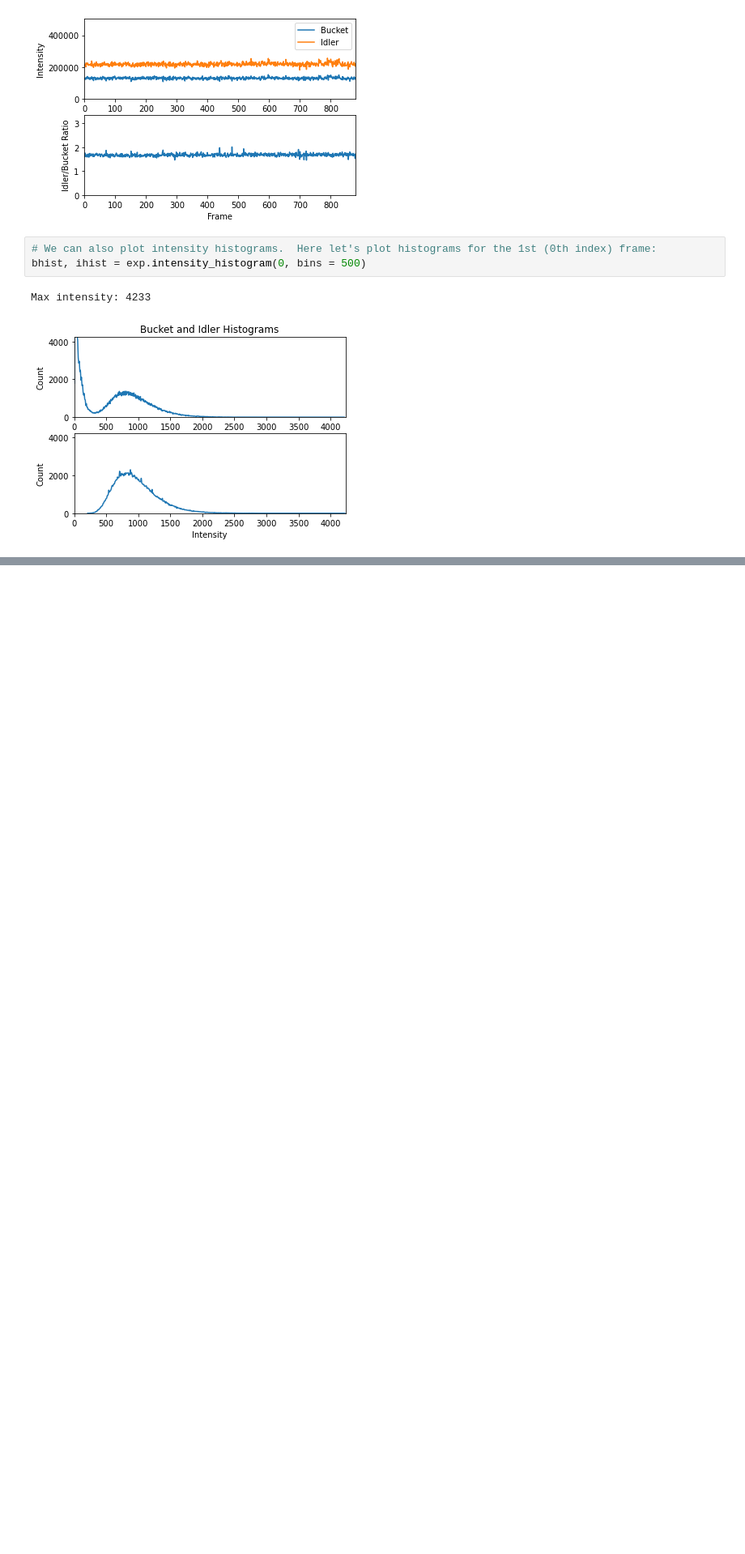
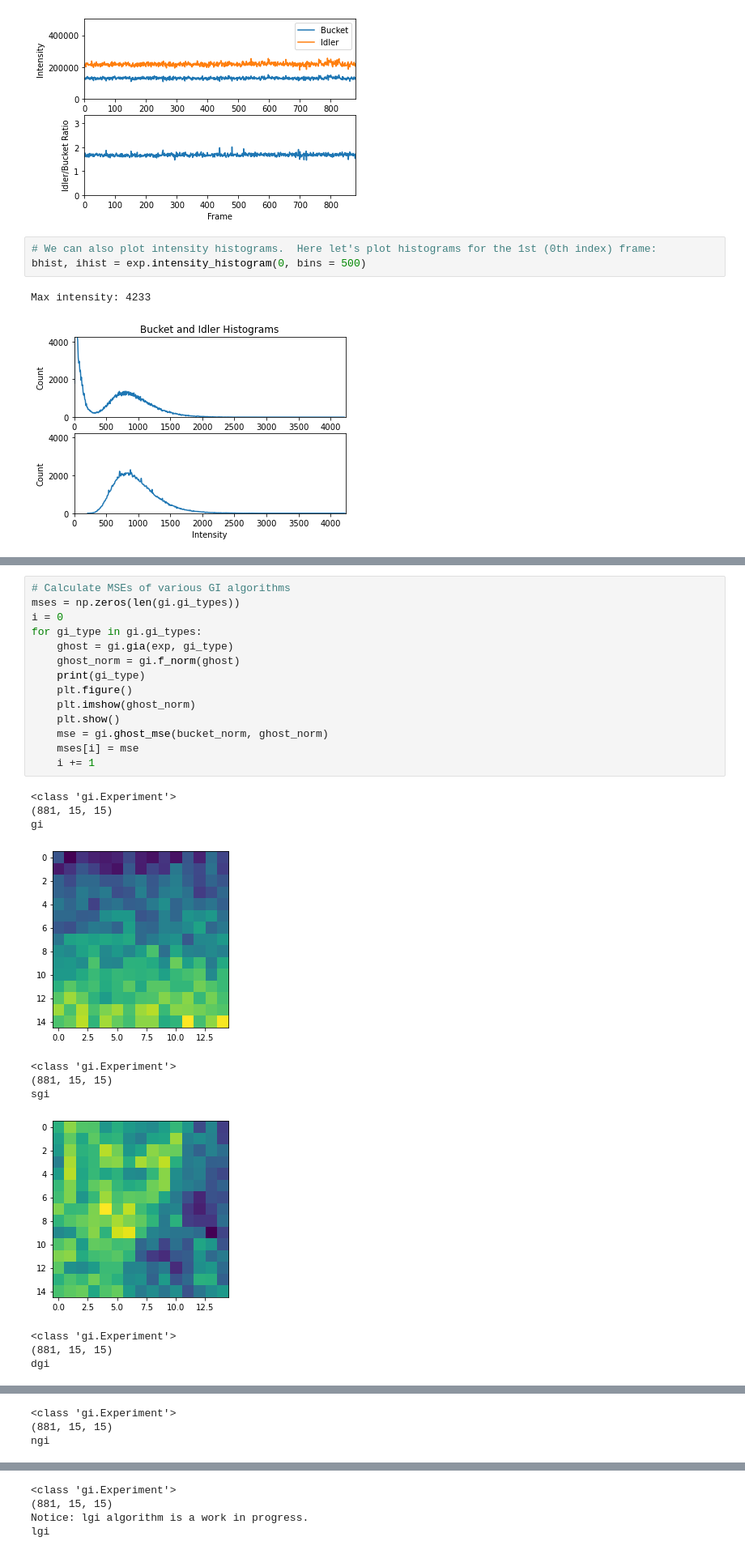
Before and after one commit to JGoodrichBNL/GhostImaging, a Jupyter notebook: gi_example.ipynb, the cells around one changed output, grey strips where cells are left out. Shown: that part at 81% size. Cells and saved outputs as stored; diff of their text form; blank space fills up the shorter version.

```diff
--- a/gi_example.ipynb
+++ b/gi_example.ipynb
@@ -134,0 +138,26 @@ plt.colorbar()
+# %%
+# Calculate MSEs of various GI algorithms
+mses = np.zeros(len(gi.gi_types))
+i = 0
+for gi_type in gi.gi_types:
+    ghost = gi.gia(exp, gi_type)
+    ghost_norm = gi.f_norm(ghost)
+    print(gi_type)
+    plt.figure()
+    plt.imshow(ghost_norm)
+    plt.show()
+    mse = gi.ghost_mse(bucket_norm, ghost_norm)
+    mses[i] = mse
+    i += 1
+# %% [output]
+<class 'gi.Experiment'>
+(881, 15, 15)
+gi
+[figure, added]
+<class 'gi.Experiment'>
+(881, 15, 15)
+sgi
+[figure, added]
+<class 'gi.Experiment'>
+(881, 15, 15)
+dgi
@@ -134,0 +165,3 @@ plt.colorbar()
+<class 'gi.Experiment'>
+(881, 15, 15)
+ngi
@@ -134,0 +169,4 @@ plt.colorbar()
+<class 'gi.Experiment'>
+(881, 15, 15)
+Notice: lgi algorithm is a work in progress.
+lgi
```
Also changed, not shown: parts of 9 cells of this notebook, 1 other file.
